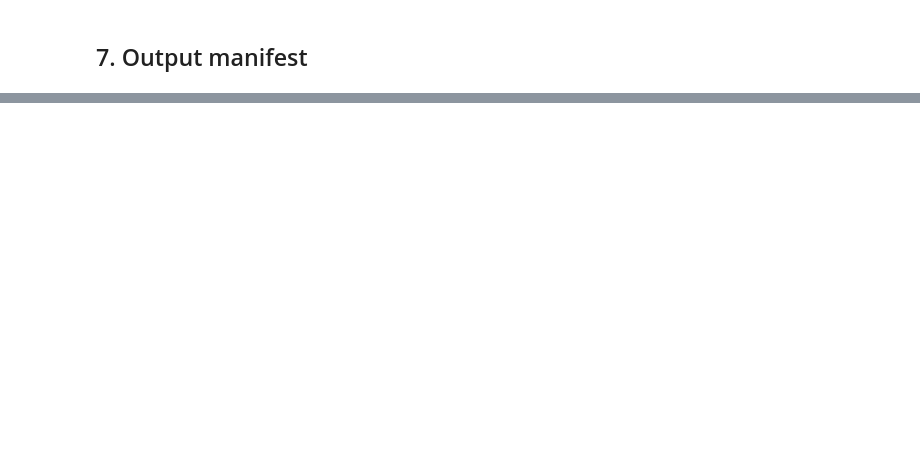
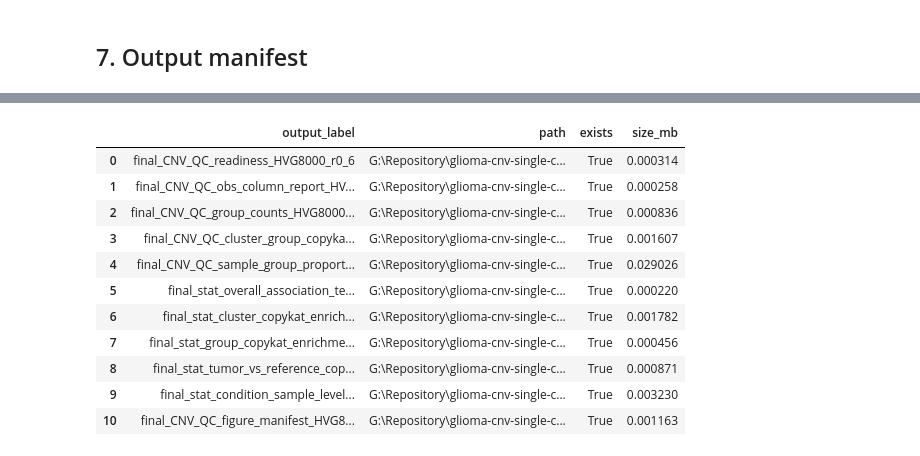
Before and after one commit to CPFeX/glioma-cnv-single-cell-atlas, a Jupyter notebook: code/01_main_analysis/16_validate_cnv_consensus.ipynb, the cells around one changed output, grey strips where cells are left out. Saved outputs shown, nothing was run; the diff lists cells and outputs as text; code cells hidden in the pictures; blank space fills up the shorter version.

```diff
--- a/code/01_main_analysis/16_validate_cnv_consensus.ipynb
+++ b/code/01_main_analysis/16_validate_cnv_consensus.ipynb
@@ -634,3 +1045,84 @@ manifest = pd.DataFrame([
 write_tsv(manifest, METADATA_DIR / f"final_CNV_QC_statistical_output_manifest_{RUN_TAG}.tsv")
 display(manifest)
 print("DONE")
+
+if manifest.shape != (11, 4):
+    raise RuntimeError(
+        "Historical Notebook-16 statistical-output manifest checkpoint failed: "
+        f"{manifest.shape} != (11, 4)"
+    )
+
+if not manifest[
+    "exists"
+].all():
+    raise RuntimeError(
+        "One or more expected Notebook-16 outputs are missing."
+    )
+
+print(
+    "\nFINAL CHECKPOINTS"
+)
+print(
+    "Canonical final H5AD:",
+    FINAL_H5AD,
+)
+print(
+    "Source shape:",
+    source_shape,
+)
+print(
+    "Canonical CopyKAT counts:",
+    EXPECTED_COPYKAT_COUNTS,
+)
+print(
+    "Final malignancy-group counts:",
+    EXPECTED_FINAL_GROUP_COUNTS,
+)
+print(
+    "Group counts:",
+    group_counts.shape,
+)
+print(
+    "Cluster/group summary:",
+    cluster_group_summary.shape,
+)
+print(
+    "Figure manifest:",
+    figure_manifest.shape,
+)
+print(
+    "Defined CopyKAT cells:",
+    len(defined),
+)
+print(
+    "Overall association tests:",
+    overall_tests.shape,
+)
+print(
+    "Cluster CopyKAT enrichment:",
+    cluster_enrichment.shape,
+)
+print(
+    "Group CopyKAT enrichment:",
+    group_enrichment.shape,
+)
+print(
+    "Tumor vs reference Fisher:",
+    tumor_vs_ref.shape,
+)
+print(
+    "Sample/group proportions:",
+    sample_props.shape,
+)
+print(
+    "Condition sample-level tests:",
+    condition_tests.shape,
+)
+print(
+    "Statistical output manifest:",
+    manifest.shape,
+)
+print(
+    "\n[DONE] Notebook 16 canonical CNV validation completed."
+)
+# %% [output]
@@ -636,0 +1130,12 @@ print("DONE")
+|  | output_label | path | exists | size_mb |
+| 0 | final_CNV_QC_readiness_HVG8000_r0_6 | G:\Repository\glioma-cnv-single-c... | True | 0.000314 |
+| 1 | final_CNV_QC_obs_column_report_HV... | G:\Repository\glioma-cnv-single-c... | True | 0.000258 |
+| 2 | final_CNV_QC_group_counts_HVG8000... | G:\Repository\glioma-cnv-single-c... | True | 0.000836 |
+| 3 | final_CNV_QC_cluster_group_copyka... | G:\Repository\glioma-cnv-single-c... | True | 0.001607 |
+| 4 | final_CNV_QC_sample_group_proport... | G:\Repository\glioma-cnv-single-c... | True | 0.029026 |
+| 5 | final_stat_overall_association_te... | G:\Repository\glioma-cnv-single-c... | True | 0.000220 |
+| 6 | final_stat_cluster_copykat_enrich... | G:\Repository\glioma-cnv-single-c... | True | 0.001782 |
+| 7 | final_stat_group_copykat_enrichme... | G:\Repository\glioma-cnv-single-c... | True | 0.000456 |
+| 8 | final_stat_tumor_vs_reference_cop... | G:\Repository\glioma-cnv-single-c... | True | 0.000871 |
+| 9 | final_stat_condition_sample_level... | G:\Repository\glioma-cnv-single-c... | True | 0.003230 |
+| 10 | final_CNV_QC_figure_manifest_HVG8... | G:\Repository\glioma-cnv-single-c... | True | 0.001163 |
```
Also changed, not shown: parts of 10 cells of this notebook, 12 other files.
